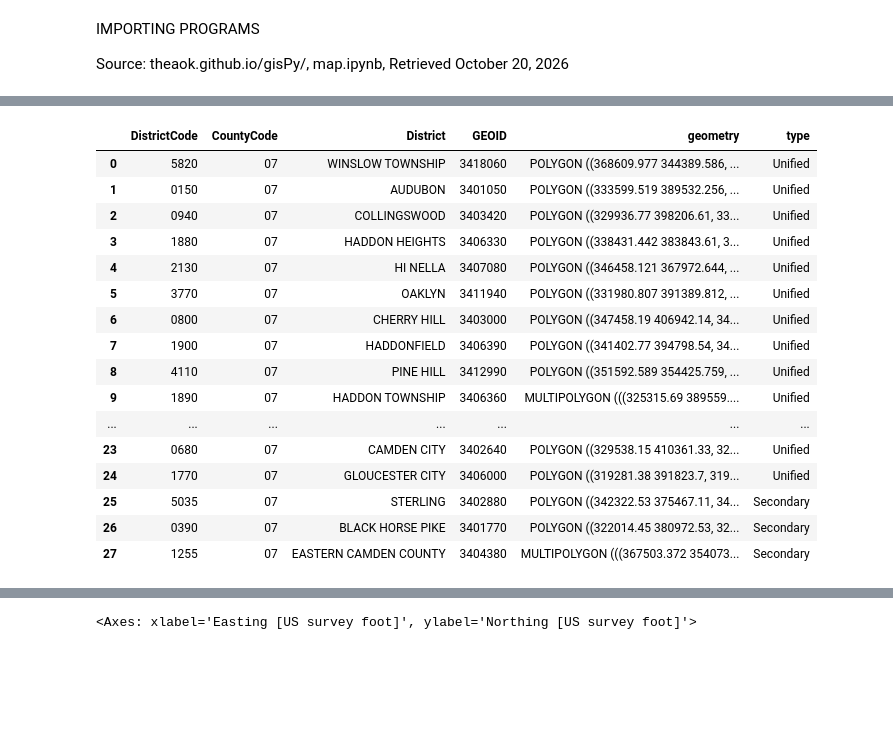
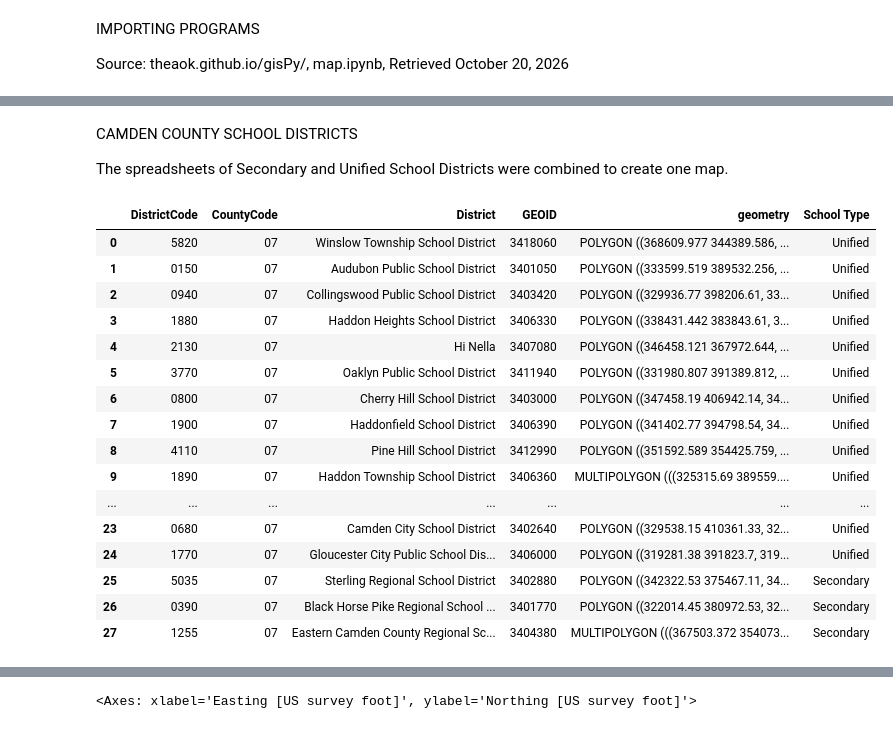
Before and after one commit to MhiyaJ/My-GIS-Stuff, a Jupyter notebook: CCHSDistrict(together).ipynb, the cells around one changed output, grey strips where cells are left out. Saved outputs shown, nothing was run; the diff lists cells and outputs as text; code cells hidden in the pictures; blank space fills up the shorter version.

```diff
--- a/CCHSDistrict(together).ipynb
+++ b/CCHSDistrict(together).ipynb
@@ -94,40 +159,44 @@ njsch2['DistrictCode']=njsch2.DistrictCode.str.strip()
+# %% [markdown]
+CAMDEN COUNTY SCHOOL DISTRICTS
+
+The spreadsheets of Secondary and Unified School Districts were combined to create one map.
+# %%
+#Googled: How to combine onto 1 spreadsheet
+#Add optional column to keep track where rows come from
+njsch2['School Type']='Unified'
+njrhs2['School Type']='Secondary'
+
+#Stack them into one single geodataframe
+cchs=pd.concat([njsch2, njrhs2], ignore_index=True)
+
+#convert back to geodataframe to preserve map plotting capabilities
+cchs=gpd.GeoDataFrame(cchs,geometry='geometry')
 # %%
-#Googled: How to combine onto 1 spreadsheet
-#Add optional column to keep track where rows come from
-njsch2['type']='Unified'
-njrhs2['type']='Secondary'
-
-#Stack them into one single geodataframe
-cchs=pd.concat([njsch2, njrhs2], ignore_index=True)
-
-#convert back to geodataframe to preserve map plotting capabilities
-cchs=gpd.GeoDataFrame(cchs,geometry='geometry')
-
+#Renamed columns, fix mispelling and remove words
 cchs.rename(columns={'DIST_NAME' : 'District'}, inplace=True)
-cchs['District'] = cchs['District'].str.upper()
 cchs['District'] = cchs['District'].str.replace("MT. EPHRAIM", "MOUNT EPHRAIM")
 cchs['District'] = cchs['District'].str.replace("LAWNSIDE SCHOOL DISTRIC", "LAWNSIDE SCHOOL DISTRICT")
 cchs["District"] = cchs["District"].str.replace(" PUBLIC SCHOOL DISTRICT", "")
 cchs["District"] = cchs["District"].str.replace(" REGIONAL", "")
 cchs["District"] = cchs["District"].str.replace(" SCHOOL DISTRICT", "")
 cchs["District"] = cchs["District"].str.replace(" BOARD OF EDUCATION", "")
 
 cchs
 # %% [output]
-|  | DistrictCode | CountyCode | District | GEOID | geometry | type |
-| 0 | 5820 | 07 | WINSLOW TOWNSHIP | 3418060 | POLYGON ((368609.977 344389.586, ... | Unified |
-| 1 | 0150 | 07 | AUDUBON | 3401050 | POLYGON ((333599.519 389532.256, ... | Unified |
-| 2 | 0940 | 07 | COLLINGSWOOD | 3403420 | POLYGON ((329936.77 398206.61, 33... | Unified |
-| 3 | 1880 | 07 | HADDON HEIGHTS | 3406330 | POLYGON ((338431.442 383843.61, 3... | Unified |
-| 4 | 2130 | 07 | HI NELLA | 3407080 | POLYGON ((346458.121 367972.644, ... | Unified |
-| 5 | 3770 | 07 | OAKLYN | 3411940 | POLYGON ((331980.807 391389.812, ... | Unified |
-| 6 | 0800 | 07 | CHERRY HILL | 3403000 | POLYGON ((347458.19 406942.14, 34... | Unified |
-| 7 | 1900 | 07 | HADDONFIELD | 3406390 | POLYGON ((341402.77 394798.54, 34... | Unified |
-| 8 | 4110 | 07 | PINE HILL | 3412990 | POLYGON ((351592.589 354425.759, ... | Unified |
-| 9 | 1890 | 07 | HADDON TOWNSHIP | 3406360 | MULTIPOLYGON (((325315.69 389559.... | Unified |
+|  | DistrictCode | CountyCode | District | GEOID | geometry | School Type |
+| 0 | 5820 | 07 | Winslow Township School District | 3418060 | POLYGON ((368609.977 344389.586, ... | Unified |
+| 1 | 0150 | 07 | Audubon Public School District | 3401050 | POLYGON ((333599.519 389532.256, ... | Unified |
+| 2 | 0940 | 07 | Collingswood Public School District | 3403420 | POLYGON ((329936.77 398206.61, 33... | Unified |
+| 3 | 1880 | 07 | Haddon Heights School District | 3406330 | POLYGON ((338431.442 383843.61, 3... | Unified |
+| 4 | 2130 | 07 | Hi Nella | 3407080 | POLYGON ((346458.121 367972.644, ... | Unified |
+| 5 | 3770 | 07 | Oaklyn Public School District | 3411940 | POLYGON ((331980.807 391389.812, ... | Unified |
+| 6 | 0800 | 07 | Cherry Hill School District | 3403000 | POLYGON ((347458.19 406942.14, 34... | Unified |
+| 7 | 1900 | 07 | Haddonfield School District | 3406390 | POLYGON ((341402.77 394798.54, 34... | Unified |
+| 8 | 4110 | 07 | Pine Hill School District | 3412990 | POLYGON ((351592.589 354425.759, ... | Unified |
+| 9 | 1890 | 07 | Haddon Township School District | 3406360 | MULTIPOLYGON (((325315.69 389559.... | Unified |
 | ... | ... | ... | ... | ... | ... | ... |
-| 23 | 0680 | 07 | CAMDEN CITY | 3402640 | POLYGON ((329538.15 410361.33, 32... | Unified |
-| 24 | 1770 | 07 | GLOUCESTER CITY | 3406000 | POLYGON ((319281.38 391823.7, 319... | Unified |
-| 25 | 5035 | 07 | STERLING | 3402880 | POLYGON ((342322.53 375467.11, 34... | Secondary |
-| 26 | 0390 | 07 | BLACK HORSE PIKE | 3401770 | POLYGON ((322014.45 380972.53, 32... | Secondary |
-| 27 | 1255 | 07 | EASTERN CAMDEN COUNTY | 3404380 | MULTIPOLYGON (((367503.372 354073... | Secondary |
+| 23 | 0680 | 07 | Camden City School District | 3402640 | POLYGON ((329538.15 410361.33, 32... | Unified |
+| 24 | 1770 | 07 | Gloucester City Public School Dis... | 3406000 | POLYGON ((319281.38 391823.7, 319... | Unified |
+| 25 | 5035 | 07 | Sterling Regional School District | 3402880 | POLYGON ((342322.53 375467.11, 34... | Secondary |
+| 26 | 0390 | 07 | Black Horse Pike Regional School ... | 3401770 | POLYGON ((322014.45 380972.53, 32... | Secondary |
+| 27 | 1255 | 07 | Eastern Camden County Regional Sc... | 3404380 | MULTIPOLYGON (((367503.372 354073... | Secondary |
```
Also changed, not shown: parts of 23 cells of this notebook.
